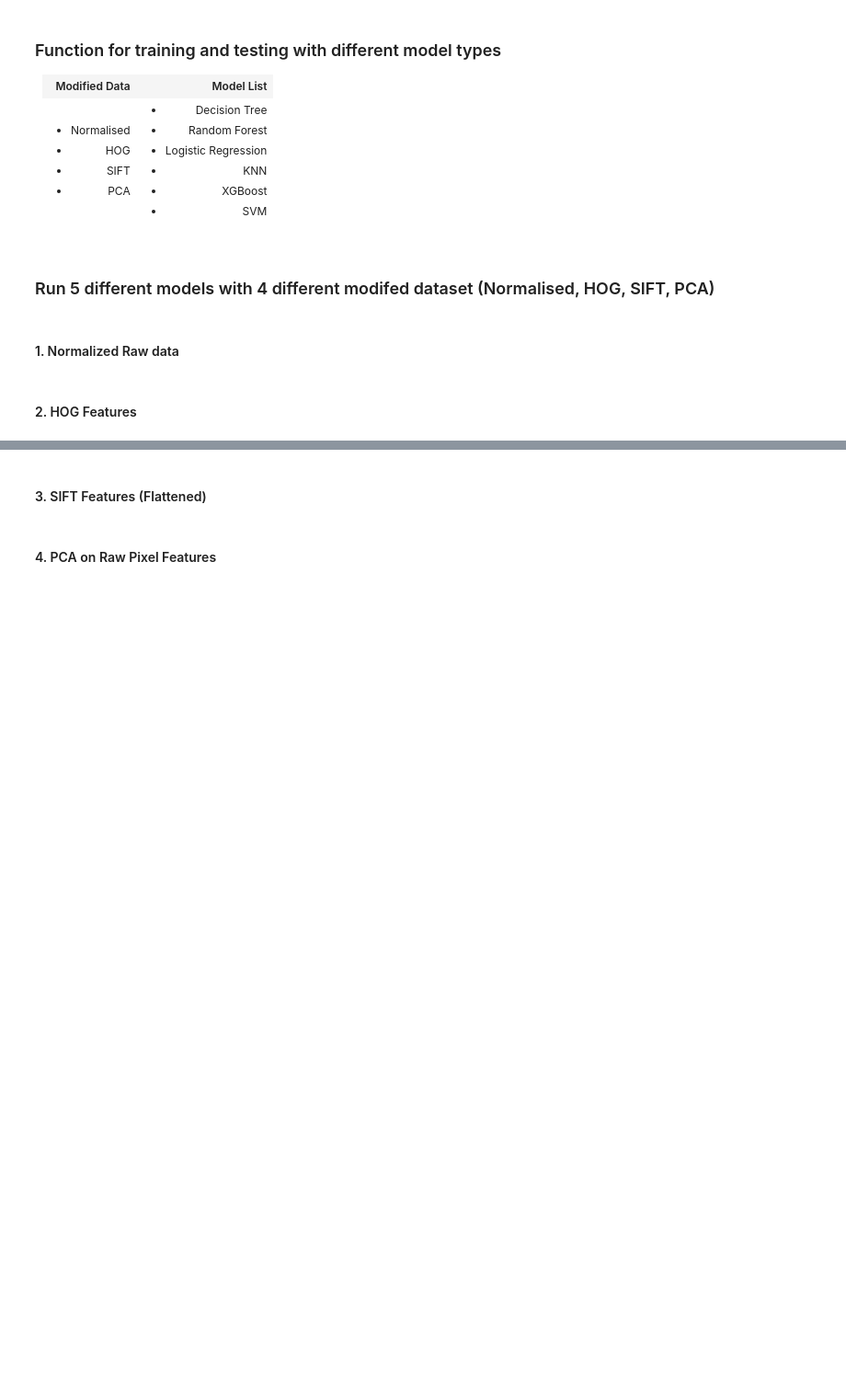
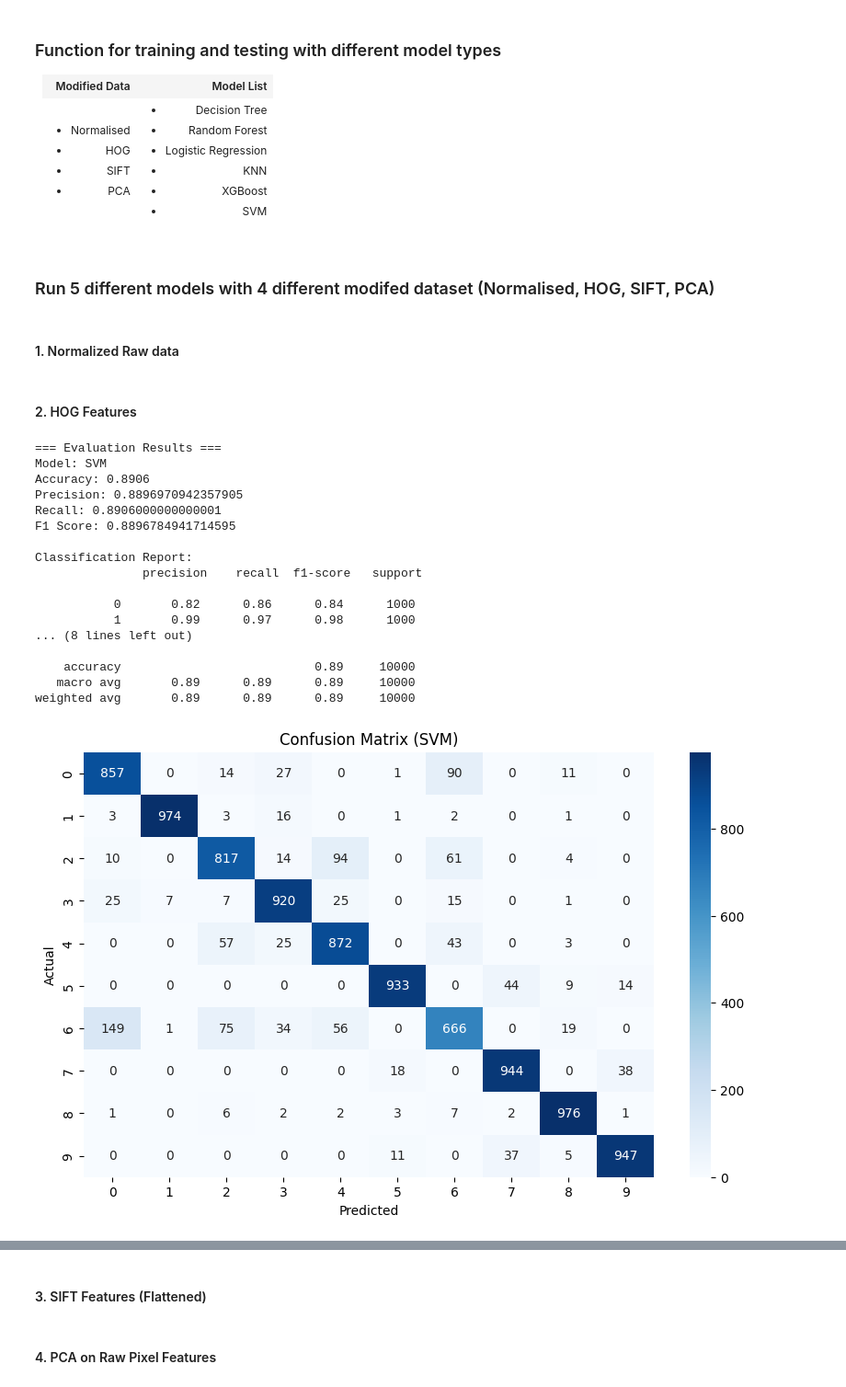
Before and after one commit to MingChuan23/CS3244_Group4, a Jupyter notebook: src/ML_all_test.ipynb, the cells around one changed output, grey strips where cells are left out. Shown at 92% size. Cells and saved outputs as stored; diff of their text form; code cells hidden in the pictures; blank space fills up the shorter version.

```diff
--- a/src/ML_all_test.ipynb
+++ b/src/ML_all_test.ipynb
@@ -222,10 +222,8 @@ def train_and_evaluate_model(X_train, y_train, X_test, y_test, model_type, scale
             random_state=42
         )
     elif model_type == "svm":
-      model = SVC(
-          C = 0.1,
-          kernel = 'linear'
-          )
+      model = SVC(kernel='rbf',
+                  probability = True)
     else:
         raise ValueError(f"Unsupported model type: {model_type}")
 
@@ -306,18 +309,32 @@ def extract_hog_features(image_list, size=(64, 64)):
             features.append(feat.flatten())
     return np.array(features)
 # %%
-# Convert to PIL and extract HOG
-X_train_imgs = prepare_image_list(X_train)
-X_val_imgs = prepare_image_list(X_val)
-X_test_imgs = prepare_image_list(X_test)
-
 X_train_hog = extract_hog_features(X_train_imgs)
 X_val_hog = extract_hog_features(X_val_imgs)
 X_test_hog = extract_hog_features(X_test_imgs)
 
 # # Use HOG features with any model
 # train_and_evaluate_model(X_train, y_train, X_test, y_test,model_type="knn",scale=True)
-# train_and_evaluate_model(X_train, y_train, X_test, y_test,model_type="svm",scale=True)
+train_and_evaluate_model(X_train, y_train, X_test, y_test,model_type="svm",scale=True)
 # train_and_evaluate_model(X_train, y_train, X_test, y_test,model_type="lr",scale=True)
 # train_and_evaluate_model(X_train, y_train, X_test, y_test,model_type="rf")
 # train_and_evaluate_model(X_train, y_train, X_test, y_test,model_type="xgb")
+# %% [output]
+=== Evaluation Results ===
+Model: SVM
+Accuracy: 0.8906
+Precision: 0.8896970942357905
+Recall: 0.8906000000000001
+F1 Score: 0.8896784941714595
+
+Classification Report:
+               precision    recall  f1-score   support
+
+           0       0.82      0.86      0.84      1000
+           1       0.99      0.97      0.98      1000
+... (8 lines left out)
+
+    accuracy                           0.89     10000
+   macro avg       0.89      0.89      0.89     10000
+weighted avg       0.89      0.89      0.89     10000
+[figure, added]
```
Also changed, not shown: parts of 3 cells of this notebook, 3 other files.
